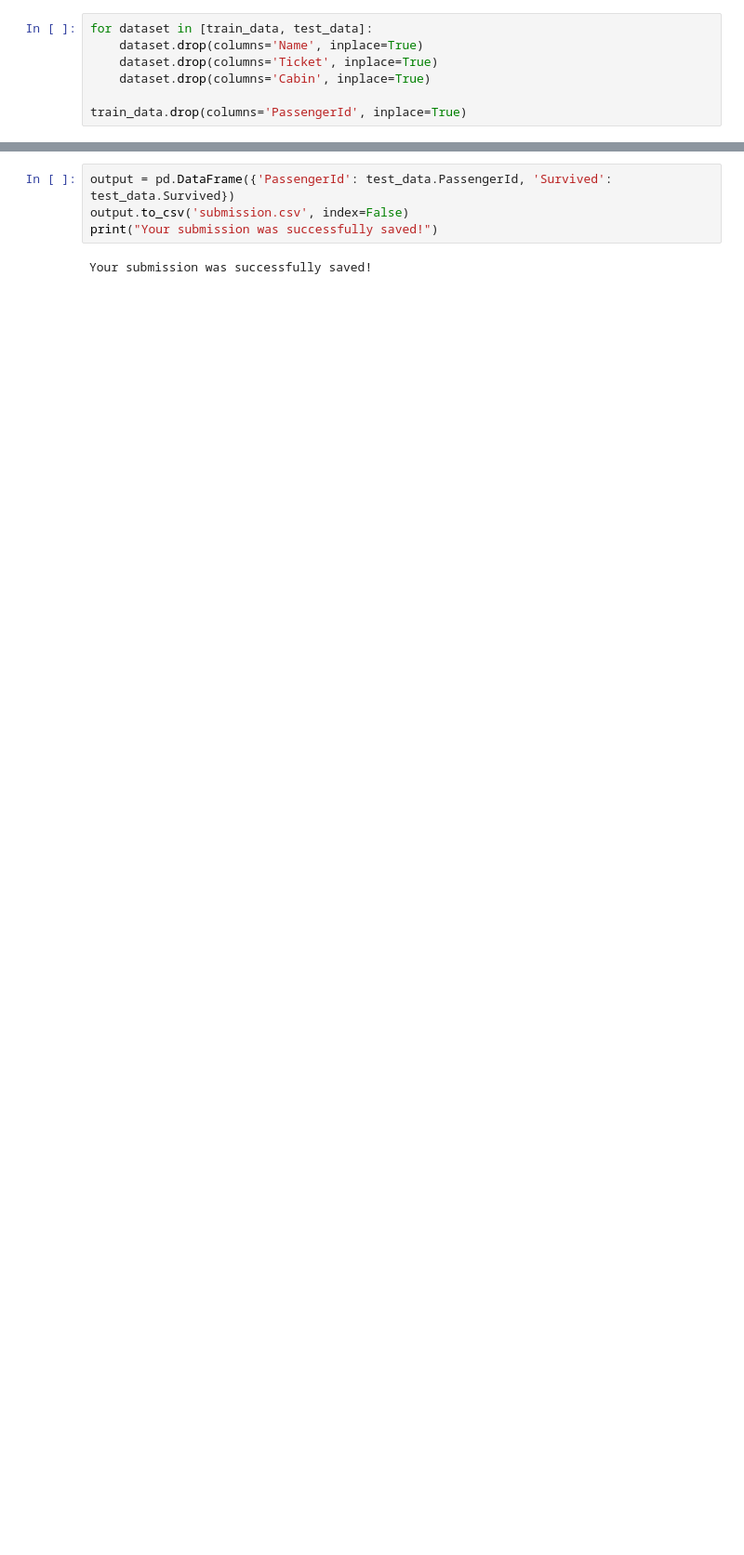
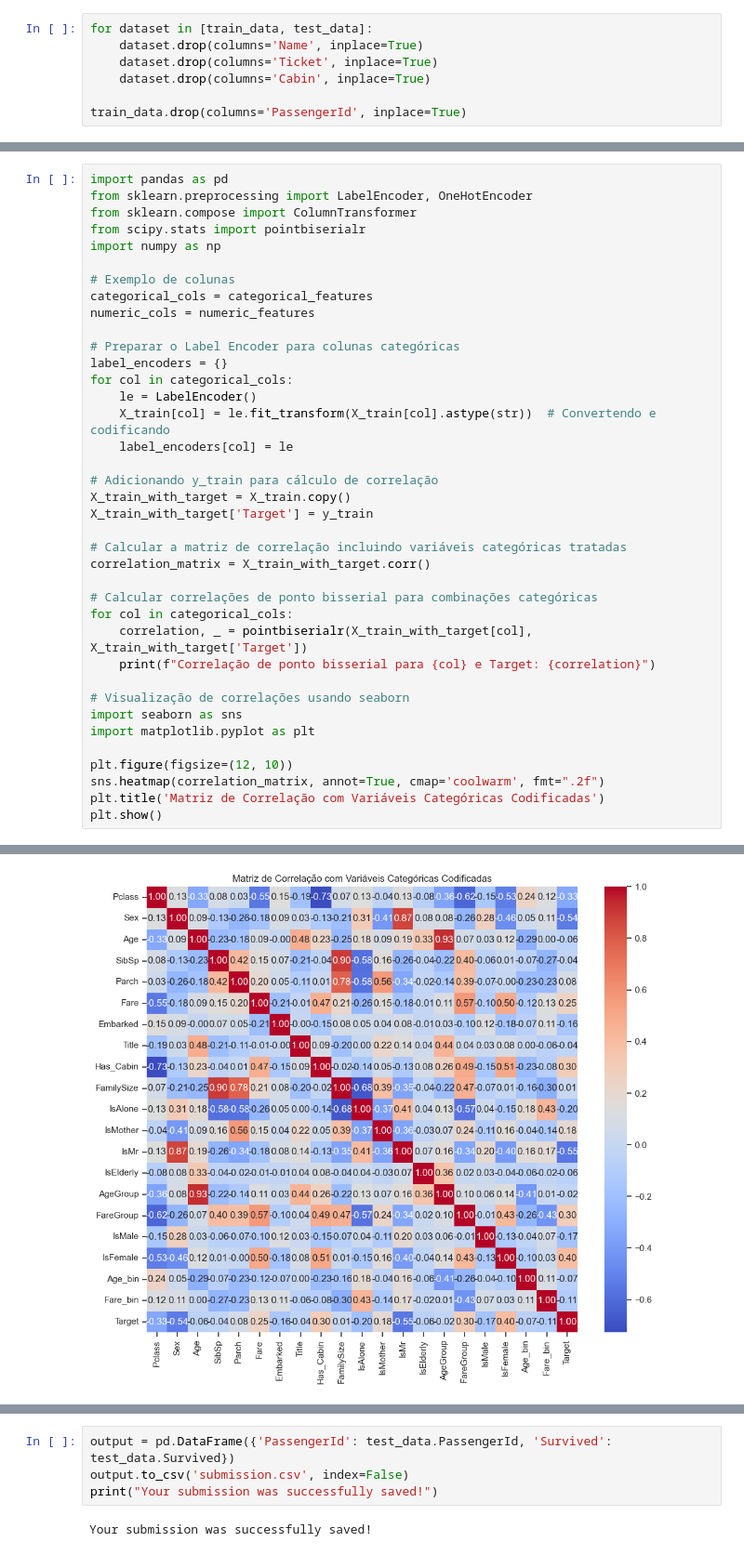
Before and after one commit to junioromendes/Titanic---Machine-Learning-from-Disaster, a Jupyter notebook: Notebook.ipynb, the cells around one changed output, grey strips where cells are left out. Shown at 93% size. Saved outputs shown, nothing was run; the diff lists cells and outputs as text; blank space fills up the shorter version.

```diff
--- a/Notebook.ipynb
+++ b/Notebook.ipynb
@@ -500,0 +269,39 @@ Resultado final
+# %%
+import pandas as pd
+from sklearn.preprocessing import LabelEncoder, OneHotEncoder
+from sklearn.compose import ColumnTransformer
+from scipy.stats import pointbiserialr
+import numpy as np
+
+# Exemplo de colunas
+categorical_cols = categorical_features
+numeric_cols = numeric_features
+
+# Preparar o Label Encoder para colunas categóricas
+label_encoders = {}
+for col in categorical_cols:
+    le = LabelEncoder()
+    X_train[col] = le.fit_transform(X_train[col].astype(str))  # Convertendo e codificando
+    label_encoders[col] = le
+
+# Adicionando y_train para cálculo de correlação
+X_train_with_target = X_train.copy()
+X_train_with_target['Target'] = y_train
+
+# Calcular a matriz de correlação incluindo variáveis categóricas tratadas
+correlation_matrix = X_train_with_target.corr()
+
+# Calcular correlações de ponto bisserial para combinações categóricas
+for col in categorical_cols:
+    correlation, _ = pointbiserialr(X_train_with_target[col], X_train_with_target['Target'])
+    print(f"Correlação de ponto bisserial para {col} e Target: {correlation}")
+
+# Visualização de correlações usando seaborn
+import seaborn as sns
+import matplotlib.pyplot as plt
+
+plt.figure(figsize=(12, 10))
+sns.heatmap(correlation_matrix, annot=True, cmap='coolwarm', fmt=".2f")
+plt.title('Matriz de Correlação com Variáveis Categóricas Codificadas')
+plt.show()
+# %% [output]
@@ -500,0 +323 @@ Resultado final
+[figure, added]
```
Also changed, not shown: parts of 64 cells of this notebook, 4 other files.
